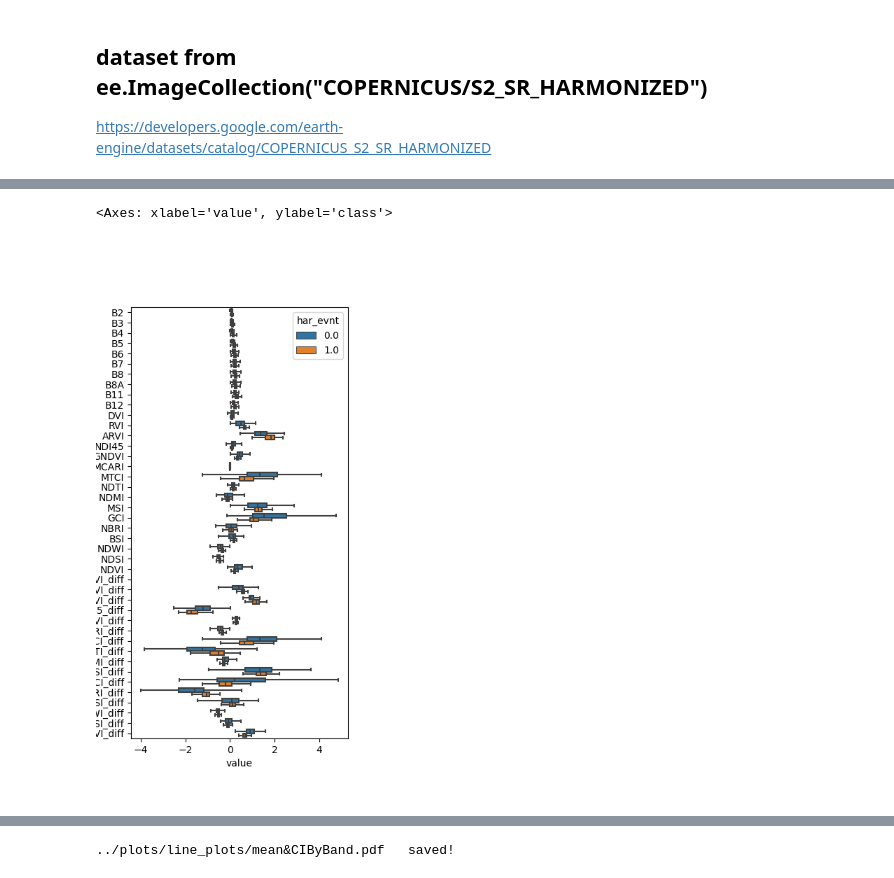
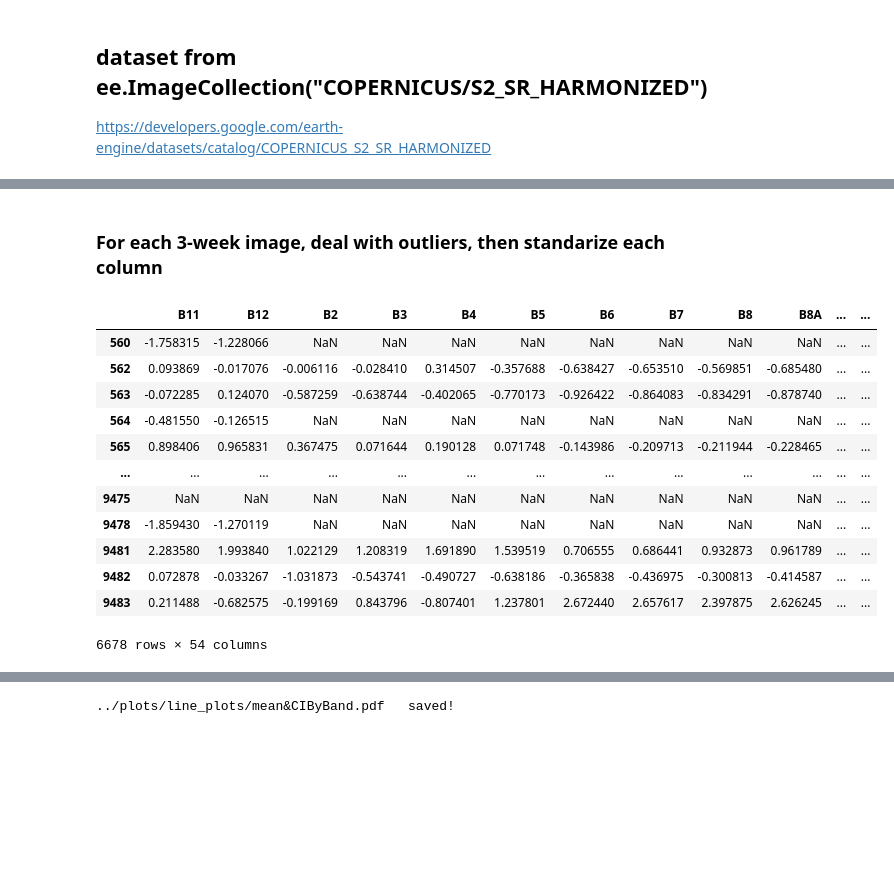
Before and after one commit to ta0a2000t/NASA_Harvest_repo, a Jupyter notebook: Harvest_Event_Detec/harvest_event_detec/learning_about_data.ipynb, the cells around one changed output, grey strips where cells are left out. Drawn from its saved outputs; the diff is of its cells as text; code cells hidden in the pictures; blank space fills up the shorter version.

```diff
--- a/Harvest_Event_Detec/harvest_event_detec/learning_about_data.ipynb
+++ b/Harvest_Event_Detec/harvest_event_detec/learning_about_data.ipynb
@@ -67,14 +66,11 @@ DF
 # %%
-indices = (DF.loc[(DF.har_evnt == True)]).point_idx
-points_with_change_df = DF.loc[(DF.point_idx).isin(indices)]
-points_with_change_df.shape # 366 * NUM_SAMPLES rows
-
 df = DF.copy()
 df = df[(df.NDVI) != 0] # drop invalid points
 VEG_INDICES_NAMES = veg_indices.add_veg_indices(df) + ['NDVI']
 VEG_DIFF_NAMES = veg_indices.add_veg_diff(df, VEG_INDICES_NAMES)
 NUMERIC_COLS = BANDS + VEG_INDICES_NAMES + VEG_DIFF_NAMES
-df.columns
+df = df.dropna(subset=['sample_idx']) # removes the first image, because sample_idx is NaN there
+df.columns, df.shape
 # %% [output]
 Added:  ['DVI', 'RVI', 'ARVI', 'NDI45', 'GNDVI', 'MCARI', 'MTCI', 'NDTI', 'NDMI', 'MSI', 'GCI', 'NBRI', 'BSI', 'NDWI', 'NDSI']
 Added:  ['sample_idx', 'DVI_diff', 'RVI_diff', 'ARVI_diff', 'NDI45_diff', 'GNDVI_diff', 'MCARI_diff', 'MTCI_diff', 'NDTI_diff', 'NDMI_diff', 'MSI_diff', 'GCI_diff', 'NBRI_diff', 'BSI_diff', 'NDWI_diff ...
@@ -114,8 +87,19 @@ stretch_numeric_df
-# %%
-fig = plt.figure(figsize=(4,8))
-
-sns.boxplot(data=stretch_numeric_df, x="value", y="class", hue="har_evnt", showfliers = False)
-                                # set  showfliers  to true to return outliers
-# %% [output]
-<Axes: xlabel='value', ylabel='class'>
-[figure, removed]
+# %% [markdown]
+### For each 3-week image, deal with outliers, then standarize each column
+# %%
+df_trimmed = utilities.get_rmved_outliers(df, NUMERIC_COLS, standarize=True)
+df_trimmed
+# %% [output]
+|  | B11 | B12 | B2 | B3 | B4 | B5 | B6 | B7 | B8 | B8A | ... | ... |
+| 560 | -1.758315 | -1.228066 | NaN | NaN | NaN | NaN | NaN | NaN | NaN | NaN | ... | ... |
+| 562 | 0.093869 | -0.017076 | -0.006116 | -0.028410 | 0.314507 | -0.357688 | -0.638427 | -0.653510 | -0.569851 | -0.685480 | ... | ... |
+| 563 | -0.072285 | 0.124070 | -0.587259 | -0.638744 | -0.402065 | -0.770173 | -0.926422 | -0.864083 | -0.834291 | -0.878740 | ... | ... |
+| 564 | -0.481550 | -0.126515 | NaN | NaN | NaN | NaN | NaN | NaN | NaN | NaN | ... | ... |
+| 565 | 0.898406 | 0.965831 | 0.367475 | 0.071644 | 0.190128 | 0.071748 | -0.143986 | -0.209713 | -0.211944 | -0.228465 | ... | ... |
+| ... | ... | ... | ... | ... | ... | ... | ... | ... | ... | ... | ... | ... |
+| 9475 | NaN | NaN | NaN | NaN | NaN | NaN | NaN | NaN | NaN | NaN | ... | ... |
+| 9478 | -1.859430 | -1.270119 | NaN | NaN | NaN | NaN | NaN | NaN | NaN | NaN | ... | ... |
+| 9481 | 2.283580 | 1.993840 | 1.022129 | 1.208319 | 1.691890 | 1.539519 | 0.706555 | 0.686441 | 0.932873 | 0.961789 | ... | ... |
+| 9482 | 0.072878 | -0.033267 | -1.031873 | -0.543741 | -0.490727 | -0.638186 | -0.365838 | -0.436975 | -0.300813 | -0.414587 | ... | ... |
+| 9483 | 0.211488 | -0.682575 | -0.199169 | 0.843796 | -0.807401 | 1.237801 | 2.672440 | 2.657617 | 2.397875 | 2.626245 | ... | ... |
+6678 rows × 54 columns
```
Also changed, not shown: parts of 23 cells of this notebook, 4 other files.
